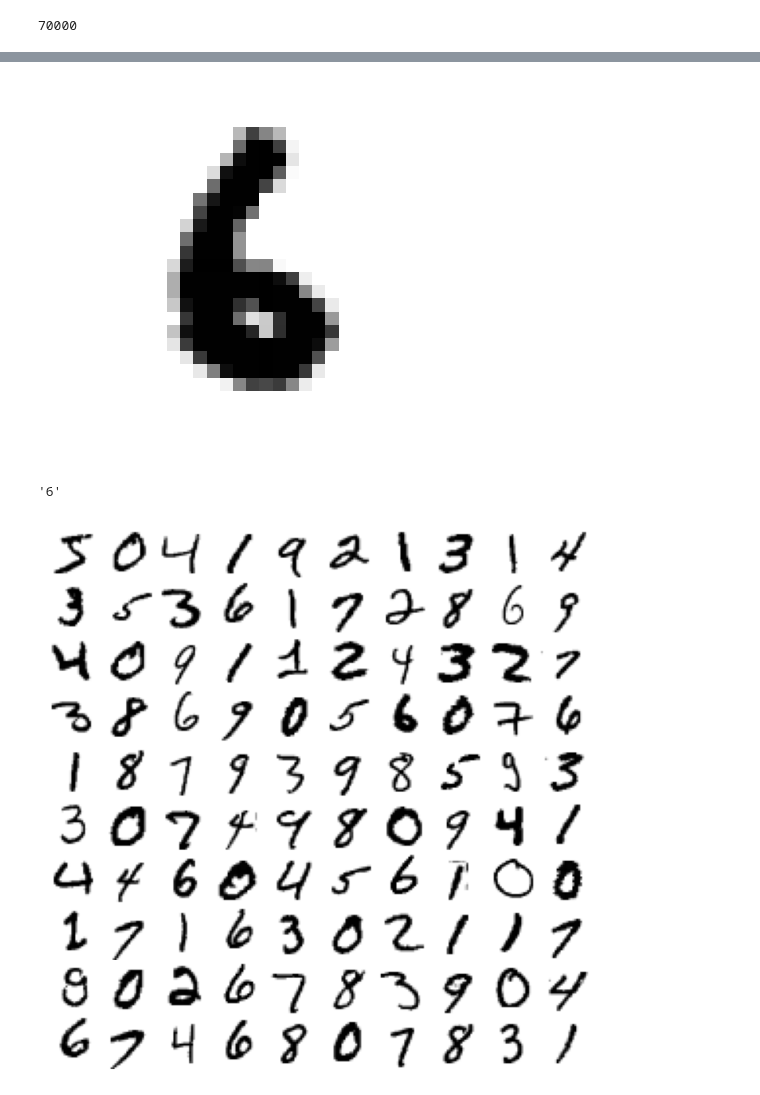
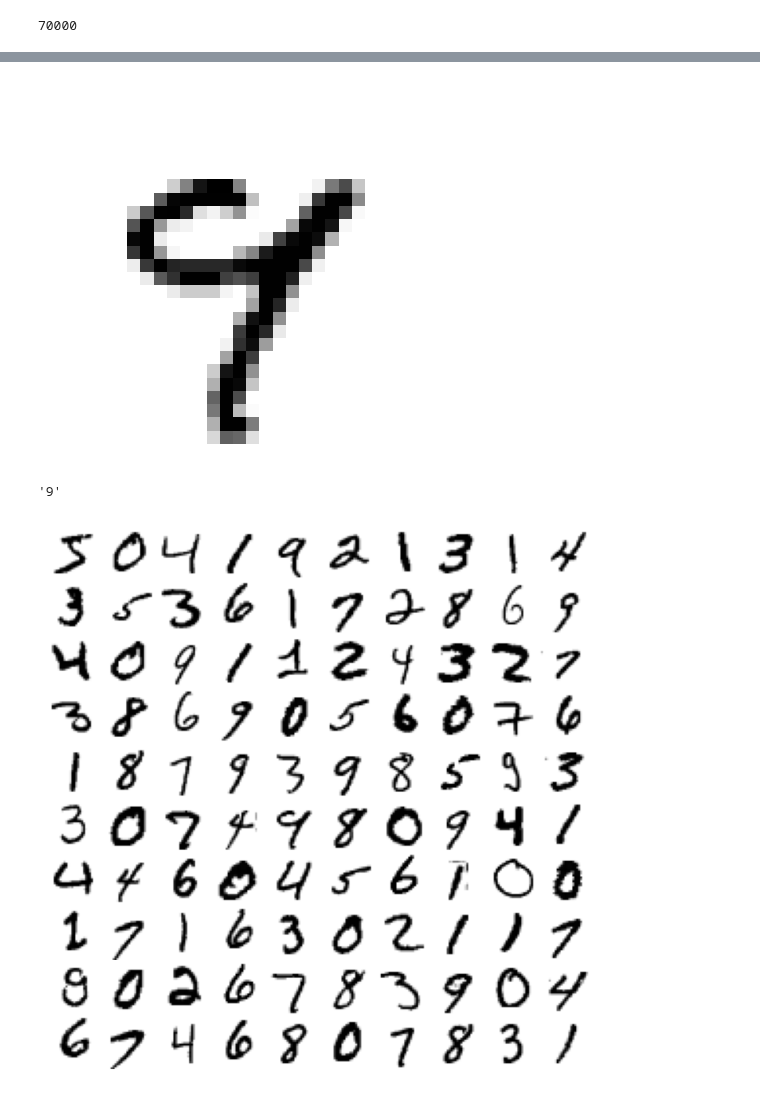
Before and after one commit to ShindeShivam/Machine-Learning, a Jupyter notebook: Fundamentals-of-Machine-Learning/3.Classification/classification.ipynb, the cells around one changed output, grey strips where cells are left out. Drawn from its saved outputs; the diff is of its cells as text; code cells hidden in the pictures.

```diff
--- a/Fundamentals-of-Machine-Learning/3.Classification/classification.ipynb
+++ b/Fundamentals-of-Machine-Learning/3.Classification/classification.ipynb
@@ -108,20 +108,20 @@ array([[  0,   0,   0,   0,   0,   0,   0,   0,   0,   0,   0,   0,   0,
 # %%
 import matplotlib.pyplot as plt
 
 def plot_digit(image_data):
     image=image_data.reshape(28,28)
     plt.imshow(image,cmap="binary")
     plt.axis("off")
 
-some_digit=X[36]
+some_digit=X[54]
 plot_digit(some_digit)
 plt.show()
 # %% [output]
-[figure, old version]
+[figure, new version]
 # %%
-y[36]
+y[54]
 # %% [output]
-'6'
+'9'
 # %%
 X_train,X_test,y_train,y_test=X[:60000],X[60000:],y[:60000],y[60000:]
 # %%
```
Also changed, not shown: parts of 8 cells of this notebook.
